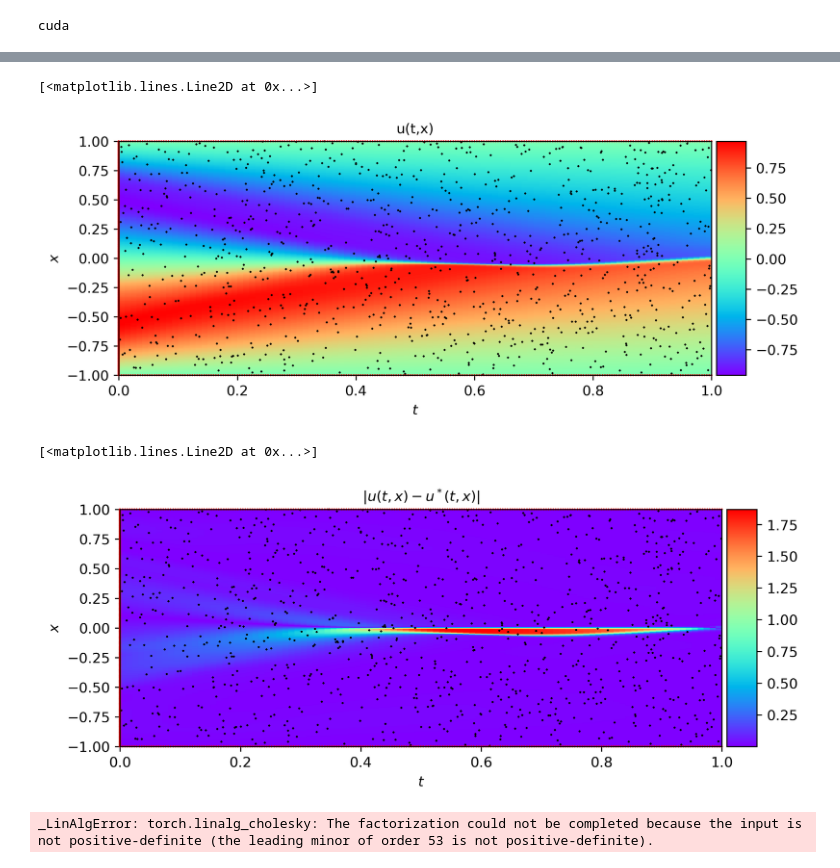
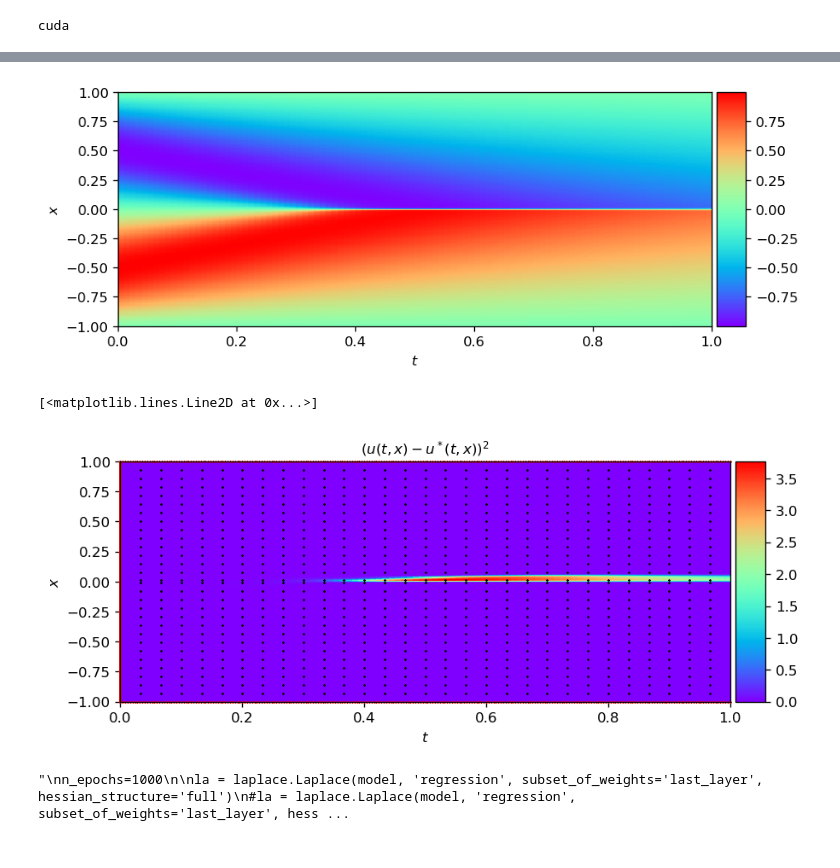
Before and after one commit to aken0/LaplacePINNs, a Jupyter notebook: pinns copy.ipynb, the cells around one changed output, grey strips where cells are left out. Cells and saved outputs as stored; diff of their text form; code cells hidden in the pictures.

```diff
--- a/pinns copy.ipynb
+++ b/pinns copy.ipynb
@@ -60,6 +105,10 @@ t_ = torch.tensor(data['t'].flatten()).float()
 x_ = torch.tensor(data['x'].flatten()).float()
 Exact = np.real(data['usol']).T
 
-X,T=torch.meshgrid(x_,t_,indexing='xy')
+#X,T=torch.meshgrid(x_,t_,indexing='xy')
+#X,T=torch.meshgrid(x_,t_)
+X,T=np.meshgrid(x_,t_,indexing='xy')
+X=torch.tensor(X)
+T=torch.tensor(T)
 X_exact=X_star = np.hstack((X.flatten()[:,None], T.flatten()[:,None]))
 u_exact = Exact.flatten()[:,None]
@@ -69,7 +146,7 @@ x = torch.linspace(-1,1,501).float()
 bc_l=torch.vstack([-1*torch.ones_like(t),t]).T
 bc_r=torch.vstack([torch.ones_like(t),t]).T
 ic=torch.vstack([x,torch.zeros_like(x)]).T
-data_grid=torch.concat([bc_l,bc_r,ic])
+data_grid=torch.vstack([bc_l,bc_r,ic])
 x=data_grid[:,0]
 t=data_grid[:,1]
 #X,T=torch.meshgrid(x,t,indexing='xy')
@@ -329,38 +419,37 @@ Text(0.5, 1.0, '$t = 0.75$')
 # %%
-
-plt.figure(dpi=300,figsize=(9,11))
+plt.figure(dpi=120,figsize=(9,11))
 ax.axis('off')
 U_pred = griddata(X_exact, pred.flatten(), (X, T), method='cubic')
+U_star = griddata(X_exact, u_exact.flatten(), (X, T), method='nearest')
 gs0 = gridspec.GridSpec(1, 2)
 gs0.update(top=1-0.06, bottom=1-1.0/3.0+0.06, left=0.15, right=0.85, wspace=0)
 ax = plt.subplot(gs0[:, :])
-h = ax.imshow(U_pred.T, interpolation='nearest', cmap='rainbow',
-                  extent=[t.min(), t.max(), x.min(), x.max()],
-                  origin='lower', aspect='auto')
+#h = ax.imshow(U_pred.T, interpolation='nearest', cmap='rainbow', extent=[t.min(), t.max(), x.min(), x.max()], origin='lower', aspect='auto')
+h = ax.imshow(U_star.T, interpolation='nearest', cmap='rainbow', extent=[t.min(), t.max(), x.min(), x.max()], origin='lower', aspect='auto')
 divider = make_axes_locatable(ax)
 cax = divider.append_axes("right", size="5%", pad=0.05)
 fig.colorbar(h, cax=cax)
 
 ax.set_xlabel('$t$')
 ax.set_ylabel('$x$')
-ax.set_title('u(t,x)', fontsize = 10)
+#ax.set_title('u(t,x)', fontsize = 10)
 fig.subplots_adjust(left=0, bottom=0, right=1, top=1, wspace=0, hspace=0)
-ax.plot(t_col.detach().cpu(),x_col.detach().cpu(), 'kx', label = 'Data (%d points)' % (u_star.shape[0]), markersize = 1, clip_on = False)
-ax.plot(data_grid[:,1],data_grid[:,0], 'rx', label = 'Data (%d points)' % (u_star.shape[0]), markersize = 1, clip_on = False)
+#ax.plot(t_col.detach().cpu(),x_col.detach().cpu(), 'kx', label = 'Data (%d points)' % (u_star.shape[0]), markersize = 1, clip_on = False)
+#ax.plot(data_grid[:,1],data_grid[:,0], 'rx', label = 'Data (%d points)' % (u_star.shape[0]), markersize = 1, clip_on = False)
+plt.savefig('figs/zwischen/u(t,x).png',bbox_inches='tight',dpi=500)
 # %% [output]
-[<matplotlib.lines.Line2D at 0x...>]
-[figure, old version]
+[figure, new version]
 # %%
 #absolute error
-plt.figure(dpi=300,figsize=(9,11))
+plt.figure(dpi=120,figsize=(9,11))
 ax.axis('off')
 pred=model(torch.tensor(X_exact).to(device)).cpu().detach().numpy()
-U_pred = griddata(X_exact, pred.flatten(), (X, T), method='cubic')
-U_star = griddata(X_exact, u_exact.flatten(), (X, T), method='cubic')
+U_pred = griddata(X_exact, pred.flatten(), (X, T), method='nearest')
+U_star = griddata(X_exact, u_exact.flatten(), (X, T), method='nearest')
 gs0 = gridspec.GridSpec(1, 2)
 gs0.update(top=1-0.06, bottom=1-1.0/3.0+0.06, left=0.15, right=0.85, wspace=0)
 ax = plt.subplot(gs0[:, :])
-U_diff= (abs(U_pred-U_star))
+U_diff= (np.square(U_pred-U_star))
 h = ax.imshow(U_diff.T, interpolation='nearest', cmap='rainbow',
                   extent=[t.min(), t.max(), x.min(), x.max()],
                   origin='lower', aspect='auto')
@@ -370,11 +459,11 @@ fig.colorbar(h, cax=cax)
 
 ax.set_xlabel('$t$')
 ax.set_ylabel('$x$')
-ax.set_title('$|u(t,x)-u^*(t,x)|$', fontsize = 10)
+ax.set_title('$(u(t,x)-u^*(t,x))^2$', fontsize = 10)
 fig.subplots_adjust(left=0, bottom=0, right=1, top=1, wspace=0, hspace=0)
 ax.plot(t_col.detach().cpu(),x_col.detach().cpu(), 'kx', label = 'Data (%d points)' % (u_star.shape[0]), markersize = 1, clip_on = False)
 ax.plot(data_grid[:,1],data_grid[:,0], 'rx', label = 'Data (%d points)' % (u_star.shape[0]), markersize = 1, clip_on = False)
 #plt.savefig('figs/u(t,x)diff_t.jpg',bbox_inches='tight',dpi=500)
 # %% [output]
 [<matplotlib.lines.Line2D at 0x...>]
-[figure, old version]
+[figure, new version]
@@ -403,7 +470,8 @@ def loader(x,t,u,batch_size=None,train=True,augm_flag=True):
 # %%
-n_epochs=10000
+'''
+n_epochs=1000
 
-la = laplace.Laplace(model, 'regression', subset_of_weights='all', hessian_structure='full')
+la = laplace.Laplace(model, 'regression', subset_of_weights='last_layer', hessian_structure='full')
 #la = laplace.Laplace(model, 'regression', subset_of_weights='last_layer', hessian_structure='full')
 tloader=loader(x,t,u_star)
 la.fit(tloader)
@@ -415,11 +483,13 @@ for i in range(n_epochs):
     neg_marglik = - la.log_marginal_likelihood(log_prior.exp(), log_sigma.exp())
     neg_marglik.backward()
     hyper_optimizer.step()
+
+X_test=X_star
+f_mu, f_var = la(torch.as_tensor(X_test).requires_grad_().to(device))
+f_mu = f_mu.squeeze().detach().cpu().numpy()
+f_sigma = f_var.squeeze().sqrt().cpu().numpy()
+pred_std = np.sqrt(f_sigma**2 + la.sigma_noise.item()**2)
+plot_burger(pred_std)
+'''
+# %% [output]
+"\nn_epochs=1000\n\nla = laplace.Laplace(model, 'regression', subset_of_weights='last_layer', hessian_structure='full')\n#la = laplace.Laplace(model, 'regression', subset_of_weights='last_layer', hess ...
-# %%
-e=X_test=X_star
-f_mu, f_var = la(torch.as_tensor(X_test).to(device).requires_grad_())
-f_mu = f_mu.squeeze().detach().cpu().numpy()
-f_sigma = f_var.squeeze().sqrt().cpu().numpy()
-pred_std = np.sqrt(f_sigma**2 + la.sigma_noise.item()**2)
-# %% [output]
-_LinAlgError: torch.linalg_cholesky: The factorization could not be completed because the input is not positive-definite (the leading minor of order 53 is not positive-definite).
```
Also changed, not shown: parts of 47 cells of this notebook, 3 other files.
